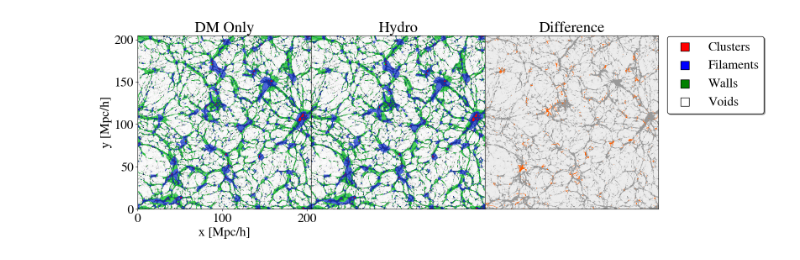
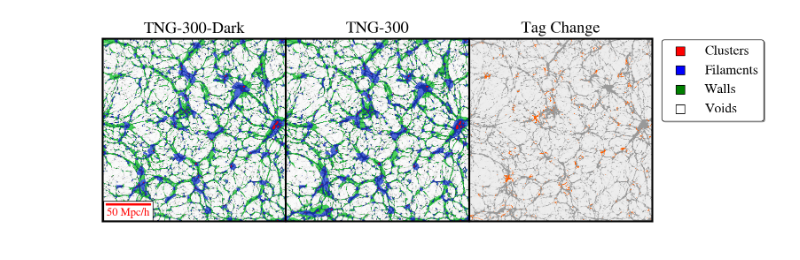
Before and after one commit to James11222/CosmoMMF, a Jupyter notebook: notebooks/Structure_Tagging_Plot.ipynb, the cells around one changed output. Drawn from its saved outputs; the diff is of its cells as text; code cells hidden in the pictures.

```diff
--- a/notebooks/Structure_Tagging_Plot.ipynb
+++ b/notebooks/Structure_Tagging_Plot.ipynb
@@ -2,6 +2,7 @@
 import numpy as np
 import matplotlib.pyplot as plt
 plt.style.use("light_mode")
+plt.rcParams["axes.linewidth"] = 3
 # %%
 full_data_dir = "/global/cscratch1/sd/james12/NEXUS_analysis/Full_Species_1024_snap_099/all_halos/"
 dm_data_dir = "/global/cscratch1/sd/james12/NEXUS_analysis/DM_only_1024_snap_099/all_halos/"
@@ -51,6 +52,11 @@ cmap_silver = ListedColormap(Silver)
 # del den
 den_TNG = np.load("/global/cscratch1/sd/james12/simple_density_cubes/density_cube_snap_099_full_1024_all_species.npy")
 den_dm = np.load("/global/cscratch1/sd/james12/simple_density_cubes/density_cube_snap_099_full_1024_dm.npy")
+# %%
+from mpl_toolkits.axes_grid1.anchored_artists import AnchoredSizeBar
+import matplotlib.font_manager as fm
+
+fontprops = fm.FontProperties(size=18)
 # %%
 slice_N = 1020
 
@@ -60,9 +66,13 @@ axes[0].imshow(den_dm[slice_N,:,:], cmap="Greys", origin="lower",extent=(0,205,0
 axes[0].imshow(wallbool_dm[slice_N,:,:], origin="lower",extent=(0,205,0,205),  cmap=cmap_green, alpha=0.7)
 axes[0].imshow(filbool_dm[slice_N,:,:], origin="lower", extent=(0,205,0,205), cmap=cmap_blue, alpha=0.7)
 axes[0].imshow(clusbool_dm[slice_N,:,:],origin="lower", extent=(0,205,0,205),  cmap=cmap_red)
-axes[0].set_title("DM Only")
-axes[0].set_xlabel("x [Mpc/h]")
-axes[0].set_ylabel("y [Mpc/h]")
+axes[0].set_title("TNG-300-Dark", pad=10)
+# axes[0].set_xlabel("x [Mpc/h]")
+# axes[0].set_ylabel("y [Mpc/h]")
+axes[0].set_xticks([])
+axes[0].set_yticks([])
+axes[0].set_xticklabels([])
+axes[0].set_yticklabels([])
 
 axes[1].imshow(den_TNG[slice_N,:,:], cmap="Greys", origin="lower",extent=(0,205,0,205), vmax=1, alpha = 0.8)
 axes[1].imshow(wallbool_full[slice_N,:,:], origin="lower",extent=(0,205,0,205),  cmap=cmap_green, alpha=0.7)
@@ -70,42 +80,69 @@ axes[1].imshow(filbool_full[slice_N,:,:], origin="lower", extent=(0,205,0,205),
 axes[1].imshow(clusbool_full[slice_N,:,:],origin="lower", extent=(0,205,0,205),  cmap=cmap_red)
 # axes[1].imshow(void_bool_full[slice_N,:,:],origin="lower", extent=(0,205,0,205),
 #                cmap=cmap_purple,alpha=0.6, zorder=0)
-axes[1].set_title("Hydro")
+axes[1].set_title("TNG-300", pad=10)
 axes[1].set_xticklabels([])
 axes[1].set_yticklabels([])
 axes[1].set_xticks([])
 axes[1].set_yticks([])
 # axes[1].set_xlabel("x [Mpc/h]")
 # axes[1].set_ylabel("y [Mpc/h]")
 
 axes[2].imshow(den_TNG[slice_N,:,:], cmap="Greys_r", origin="lower",extent=(0,205,0,205), vmax=1, alpha = 0.1)
 axes[2].imshow(den_TNG[slice_N,:,:], cmap="Greys", origin="lower",extent=(0,205,0,205), vmax=1, alpha = 0.4)
 
 
 diff_clusbool = clusbool_full[slice_N,:,:] != clusbool_dm[slice_N,:,:]
 diff_filbool = filbool_full[slice_N,:,:] != filbool_dm[slice_N,:,:]
 diff_wallbool = wallbool_full[slice_N,:,:] != wallbool_dm[slice_N,:,:]
 diff_voidbool = void_bool_full[slice_N,:,:] != void_bool_dm[slice_N,:,:]
 
 axes[2].imshow(diff_wallbool, origin="lower",extent=(0,205,0,205),  cmap=cmap_orange)
 axes[2].imshow(diff_filbool, origin="lower", extent=(0,205,0,205), cmap=cmap_orange)
 axes[2].imshow(diff_clusbool,origin="lower", extent=(0,205,0,205),  cmap=cmap_orange)
 axes[2].imshow(diff_voidbool,origin="lower", extent=(0,205,0,205),  cmap=cmap_orange)
-axes[2].set_title("Difference")
+axes[2].set_title("Tag Change", pad=10)
 axes[2].set_xticklabels([])
 axes[2].set_yticklabels([])
 axes[2].set_xticks([])
 axes[2].set_yticks([])
-
-
 
 axes[2].scatter([],[],color="red", marker="s",edgecolor="black", s=200, label="Clusters")
 axes[2].scatter([],[], color="blue", marker="s", edgecolor="black",s=200, label="Filaments")
 axes[2].scatter([],[], color="green", marker="s",edgecolor="black", s=200,label="Walls")
 axes[2].scatter([],[], color="white",edgecolor="black", marker="s",s=200, label="Voids")
 axes[2].legend(shadow=True, edgecolor="black", loc=(1.05,0.55))
 
-# plt.savefig("final_tagging_figure.png", dpi=300, bbox_inches="tight")
+scalebar0 = AnchoredSizeBar(axes[0].transData,
+                           50, '50 Mpc/h', 'lower left',
+                           pad=0.2,
+                           color='red',
+                           frameon=True,
+                           size_vertical=2,
+                           fontproperties=fontprops, sep=4)
+
+# scalebar1 = AnchoredSizeBar(axes[1].transData,
+#                            50, '50 Mpc/h', 'lower left',
+#                            pad=0.2,
+#                            color='black',
+#                            frameon=True,
+#                            size_vertical=2,
+#                            fontproperties=fontprops, sep=4)
+
+# scalebar2 = AnchoredSizeBar(axes[2].transData,
+#                            50, '50 Mpc/h', 'lower left',
+#                            pad=0.2,
+#                            color='red',
+#                            frameon=True,
+#                            size_vertical=2,
+#                            fontproperties=fontprops, sep=4)
+
+axes[0].add_artist(scalebar0)
+# axes[1].add_artist(scalebar1)
+# axes[2].add_artist(scalebar2)
+
+# plt.savefig("final_tagging_figure.pdf", dpi=300, bbox_inches="tight")
 # plt.tight_layout()
+plt.show()
 # %% [output]
-[figure, old version]
+[figure, new version]
```
Also changed, not shown: 59 other files.
